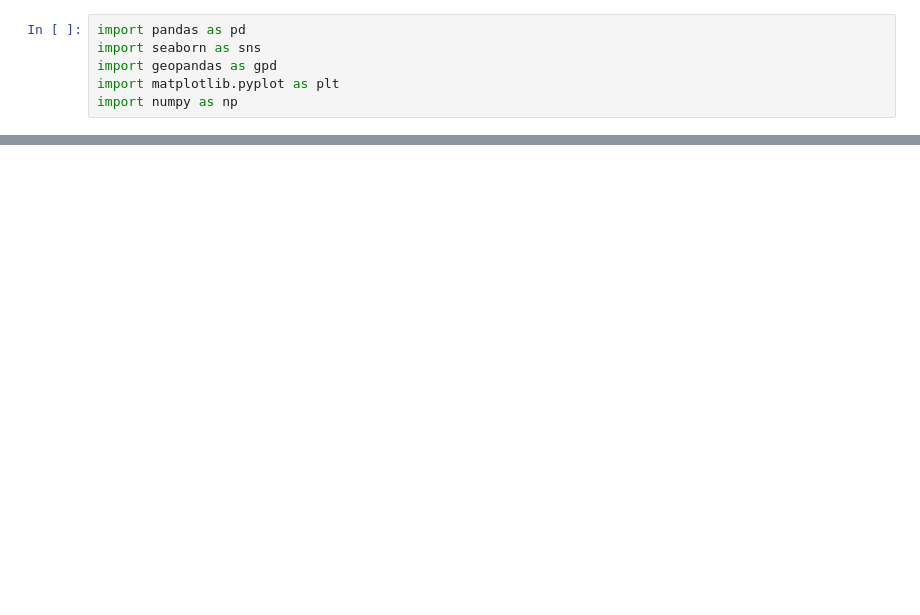
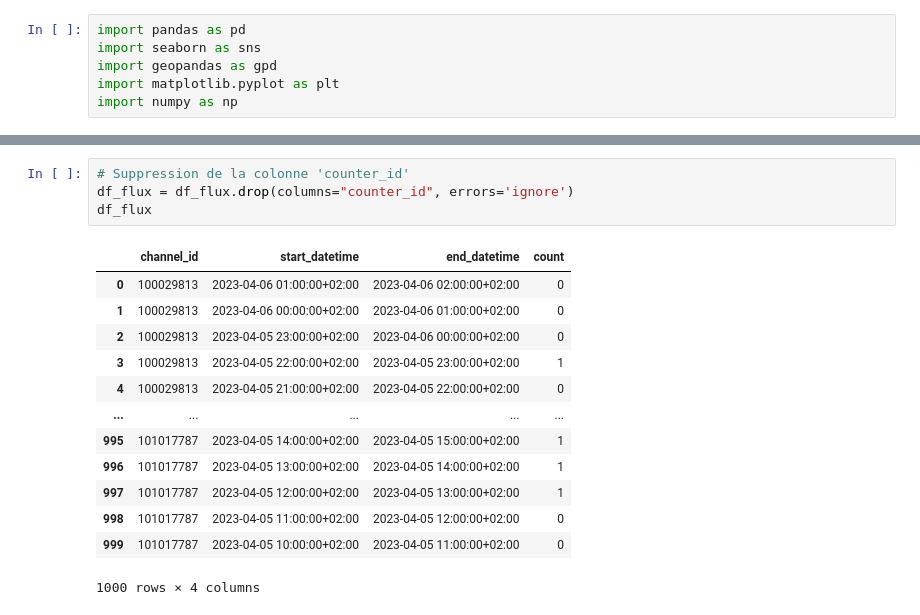
Before and after one commit to Lilian2588/datathon, a Jupyter notebook: main.ipynb, the cells around one changed output, grey strips where cells are left out. Drawn from its saved outputs; the diff is of its cells as text; blank space fills up the shorter version.

```diff
--- a/main.ipynb
+++ b/main.ipynb
@@ -24,0 +69,18 @@ display(df)
+# %%
+# Suppression de la colonne 'counter_id'
+df_flux = df_flux.drop(columns="counter_id", errors='ignore')
+df_flux
+# %% [output]
+|  | channel_id | start_datetime | end_datetime | count |
+| 0 | 100029813 | 2023-04-06 01:00:00+02:00 | 2023-04-06 02:00:00+02:00 | 0 |
+| 1 | 100029813 | 2023-04-06 00:00:00+02:00 | 2023-04-06 01:00:00+02:00 | 0 |
+| 2 | 100029813 | 2023-04-05 23:00:00+02:00 | 2023-04-06 00:00:00+02:00 | 0 |
+| 3 | 100029813 | 2023-04-05 22:00:00+02:00 | 2023-04-05 23:00:00+02:00 | 1 |
+| 4 | 100029813 | 2023-04-05 21:00:00+02:00 | 2023-04-05 22:00:00+02:00 | 0 |
+| ... | ... | ... | ... | ... |
+| 995 | 101017787 | 2023-04-05 14:00:00+02:00 | 2023-04-05 15:00:00+02:00 | 1 |
+| 996 | 101017787 | 2023-04-05 13:00:00+02:00 | 2023-04-05 14:00:00+02:00 | 1 |
+| 997 | 101017787 | 2023-04-05 12:00:00+02:00 | 2023-04-05 13:00:00+02:00 | 1 |
+| 998 | 101017787 | 2023-04-05 11:00:00+02:00 | 2023-04-05 12:00:00+02:00 | 0 |
+| 999 | 101017787 | 2023-04-05 10:00:00+02:00 | 2023-04-05 11:00:00+02:00 | 0 |
+1000 rows × 4 columns
```
Also changed, not shown: parts of 7 cells of this notebook.
